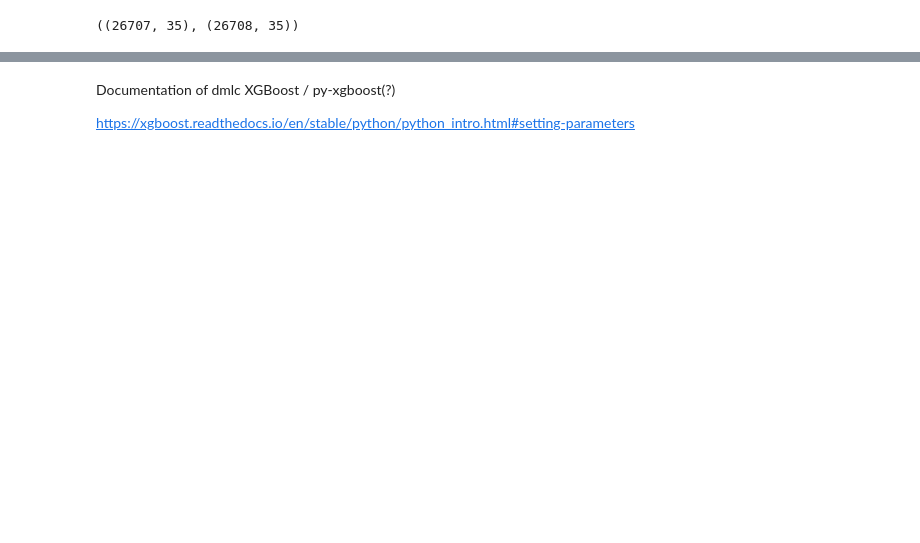
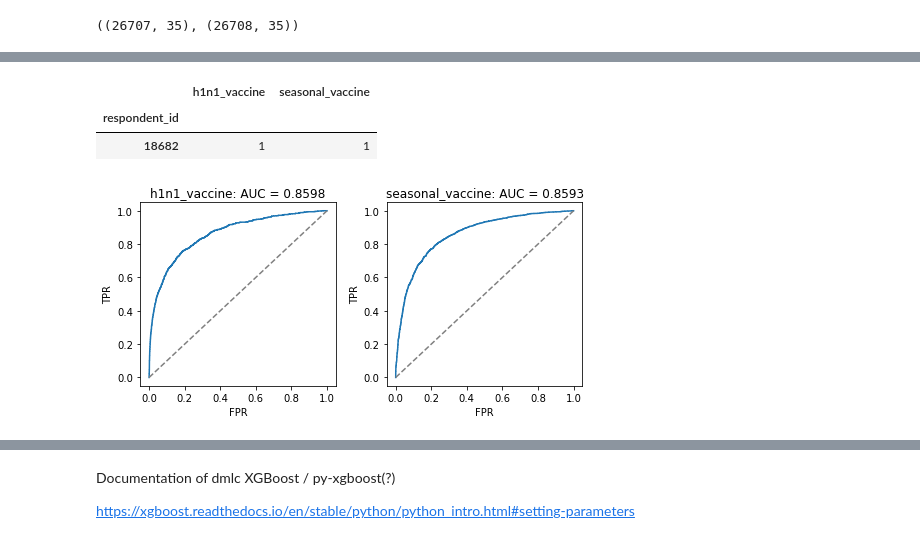
Before and after one commit to BorScho/FluShot_Competition, a Jupyter notebook: flu_shot_xgboost.ipynb, the cells around one changed output, grey strips where cells are left out. Cells and saved outputs as stored; diff of their text form; code cells hidden in the pictures; blank space fills up the shorter version.

```diff
--- a/flu_shot_xgboost.ipynb
+++ b/flu_shot_xgboost.ipynb
@@ -86,3 +277,22 @@ full_pipeline = Pipeline([
+# %%
+# grid-search for the multioutput-classifier as a whole:
+
+multixgb_clf = MultiOutputClassifier(xgb_clf)
+
+multi_pipeline = Pipeline([
+    ("preprocessor", preprocessor),
+    ("multioutput_clf", multixgb_clf),
+])
+
+gridcv_params = {
+    "multioutput_clf__estimator__max_depth": [2, 4, 10 ],
+    "multioutput_clf__estimator__n_estimators": [100, 200, 500]
+}
+
+gs_clf = GridSearchCV(
+        multi_pipeline,
+        gridcv_params,
+    )
 # %%
-full_pipeline.fit(X_train, y_train_cat)
+multi_pipeline.fit(X_train, y_train)
 # %% [output]
@@ -117,0 +318,5 @@ xgboost.sklearn.XGBClassifier
+# %%
+y_preds = multi_pipeline.predict_proba(X_eval)
+
+# probabilities for the two categories:
+y_preds[0]
@@ -117,0 +331,14 @@ xgboost.sklearn.XGBClassifier
+# %%
+# peek at data-structure:
+
+y_eval.head(1)
+# %% [output]
+|  | h1n1_vaccine | seasonal_vaccine |
+| respondent_id |  |  |
+| 18682 | 1 | 1 |
+# %%
+y_preds_true = true_preds(y_preds, y_eval.index)
+# %%
+plot_roc_h1n1_and_seasonal(y_eval, y_preds_true)
+# %% [output]
+[figure, added]
```
Also changed, not shown: parts of 38 cells of this notebook, 2 other files.
